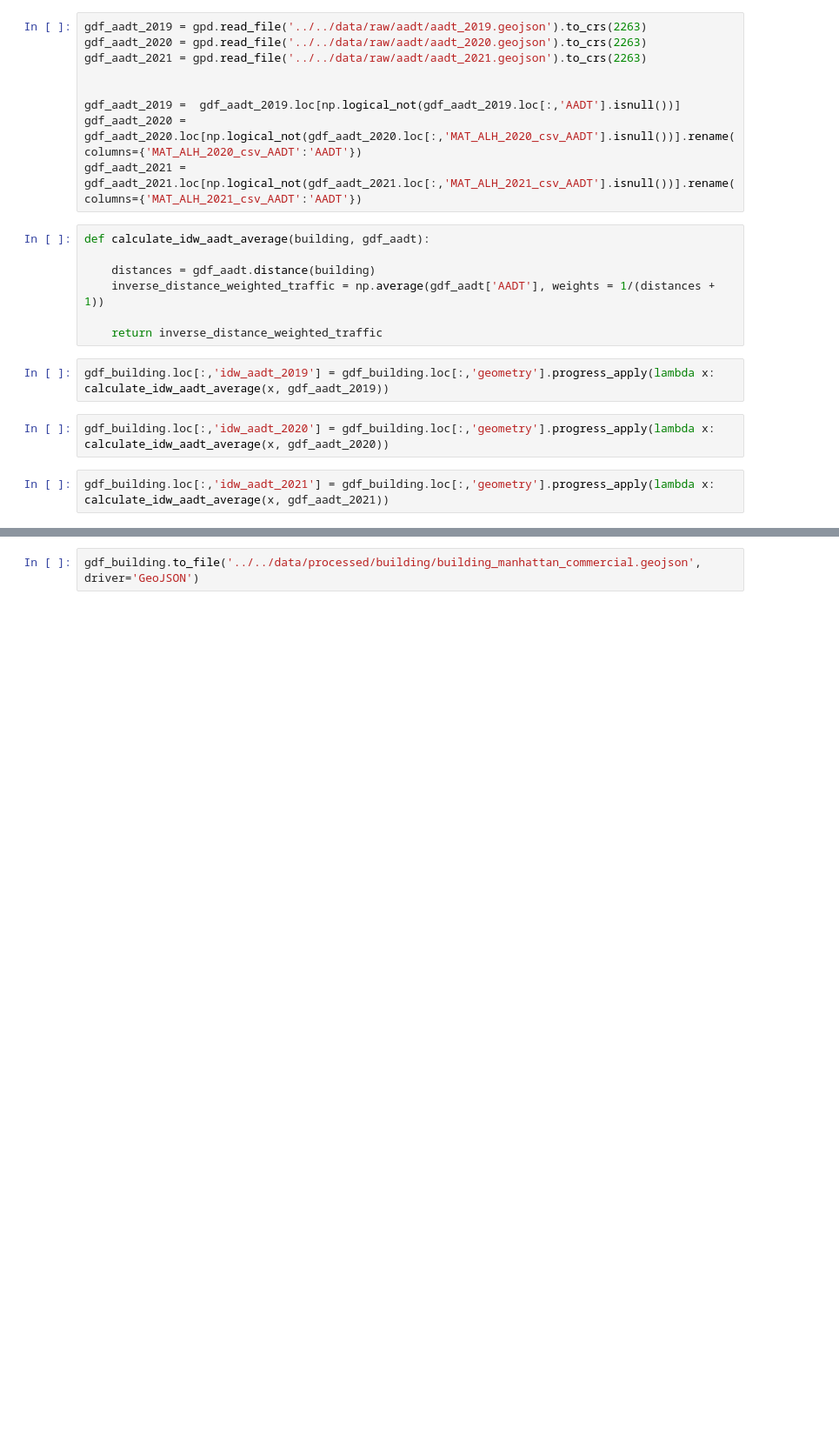
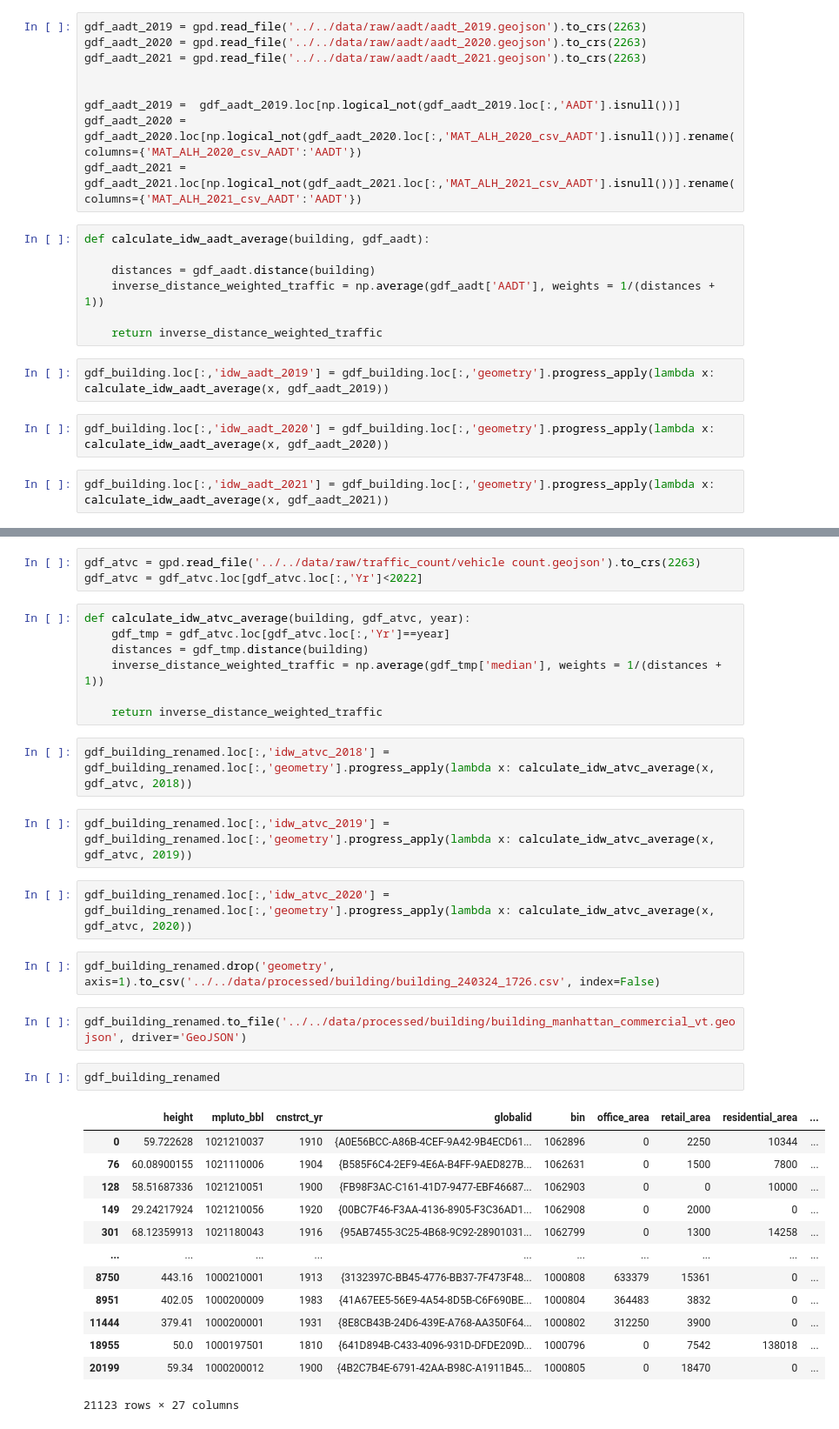
Before and after one commit to dkim949/team_gigo, a Jupyter notebook: notebooks/building/map_traffic_information.ipynb, the cells around one changed output, grey strips where cells are left out. Shown: that part at 87% size. Cells and saved outputs as stored; diff of their text form; blank space fills up the shorter version.

```diff
--- a/notebooks/building/map_traffic_information.ipynb
+++ b/notebooks/building/map_traffic_information.ipynb
@@ -74,2 +80,36 @@ gdf_building.shape
+# %%
+gdf_atvc = gpd.read_file('../../data/raw/traffic_count/vehicle count.geojson').to_crs(2263)
+gdf_atvc = gdf_atvc.loc[gdf_atvc.loc[:,'Yr']<2022]
+# %%
+def calculate_idw_atvc_average(building, gdf_atvc, year):
+    gdf_tmp = gdf_atvc.loc[gdf_atvc.loc[:,'Yr']==year]
+    distances = gdf_tmp.distance(building)
+    inverse_distance_weighted_traffic = np.average(gdf_tmp['median'], weights = 1/(distances + 1))
+
+    return inverse_distance_weighted_traffic
+# %%
+gdf_building_renamed.loc[:,'idw_atvc_2018'] = gdf_building_renamed.loc[:,'geometry'].progress_apply(lambda x: calculate_idw_atvc_average(x, gdf_atvc, 2018))
+# %%
+gdf_building_renamed.loc[:,'idw_atvc_2019'] = gdf_building_renamed.loc[:,'geometry'].progress_apply(lambda x: calculate_idw_atvc_average(x, gdf_atvc, 2019))
+# %%
+gdf_building_renamed.loc[:,'idw_atvc_2020'] = gdf_building_renamed.loc[:,'geometry'].progress_apply(lambda x: calculate_idw_atvc_average(x, gdf_atvc, 2020))
+# %%
+gdf_building_renamed.drop('geometry', axis=1).to_csv('../../data/processed/building/building_240324_1726.csv', index=False)
 # %%
-gdf_building.to_file('../../data/processed/building/building_manhattan_commercial.geojson', driver='GeoJSON')
+gdf_building_renamed.to_file('../../data/processed/building/building_manhattan_commercial_vt.geojson', driver='GeoJSON')
+# %%
+gdf_building_renamed
+# %% [output]
+|  | height | mpluto_bbl | cnstrct_yr | globalid | bin | office_area | retail_area | residential_area | ... |
+| 0 | 59.722628 | 1021210037 | 1910 | {A0E56BCC-A86B-4CEF-9A42-9B4ECD61... | 1062896 | 0 | 2250 | 10344 | ... |
+| 76 | 60.08900155 | 1021110006 | 1904 | {B585F6C4-2EF9-4E6A-B4FF-9AED827B... | 1062631 | 0 | 1500 | 7800 | ... |
+| 128 | 58.51687336 | 1021210051 | 1900 | {FB98F3AC-C161-41D7-9477-EBF46687... | 1062903 | 0 | 0 | 10000 | ... |
+| 149 | 29.24217924 | 1021210056 | 1920 | {00BC7F46-F3AA-4136-8905-F3C36AD1... | 1062908 | 0 | 2000 | 0 | ... |
+| 301 | 68.12359913 | 1021180043 | 1916 | {95AB7455-3C25-4B68-9C92-28901031... | 1062799 | 0 | 1300 | 14258 | ... |
+| ... | ... | ... | ... | ... | ... | ... | ... | ... | ... |
+| 8750 | 443.16 | 1000210001 | 1913 | {3132397C-BB45-4776-BB37-7F473F48... | 1000808 | 633379 | 15361 | 0 | ... |
+| 8951 | 402.05 | 1000200009 | 1983 | {41A67EE5-56E9-4A54-8D5B-C6F690BE... | 1000804 | 364483 | 3832 | 0 | ... |
+| 11444 | 379.41 | 1000200001 | 1931 | {8E8CB43B-24D6-439E-A768-AA350F64... | 1000802 | 312250 | 3900 | 0 | ... |
+| 18955 | 50.0 | 1000197501 | 1810 | {641D894B-C433-4096-931D-DFDE209D... | 1000796 | 0 | 7542 | 138018 | ... |
+| 20199 | 59.34 | 1000200012 | 1900 | {4B2C7B4E-6791-42AA-B98C-A1911B45... | 1000805 | 0 | 18470 | 0 | ... |
+21123 rows × 27 columns
```
Also changed, not shown: parts of 10 cells of this notebook, 6 other files.
